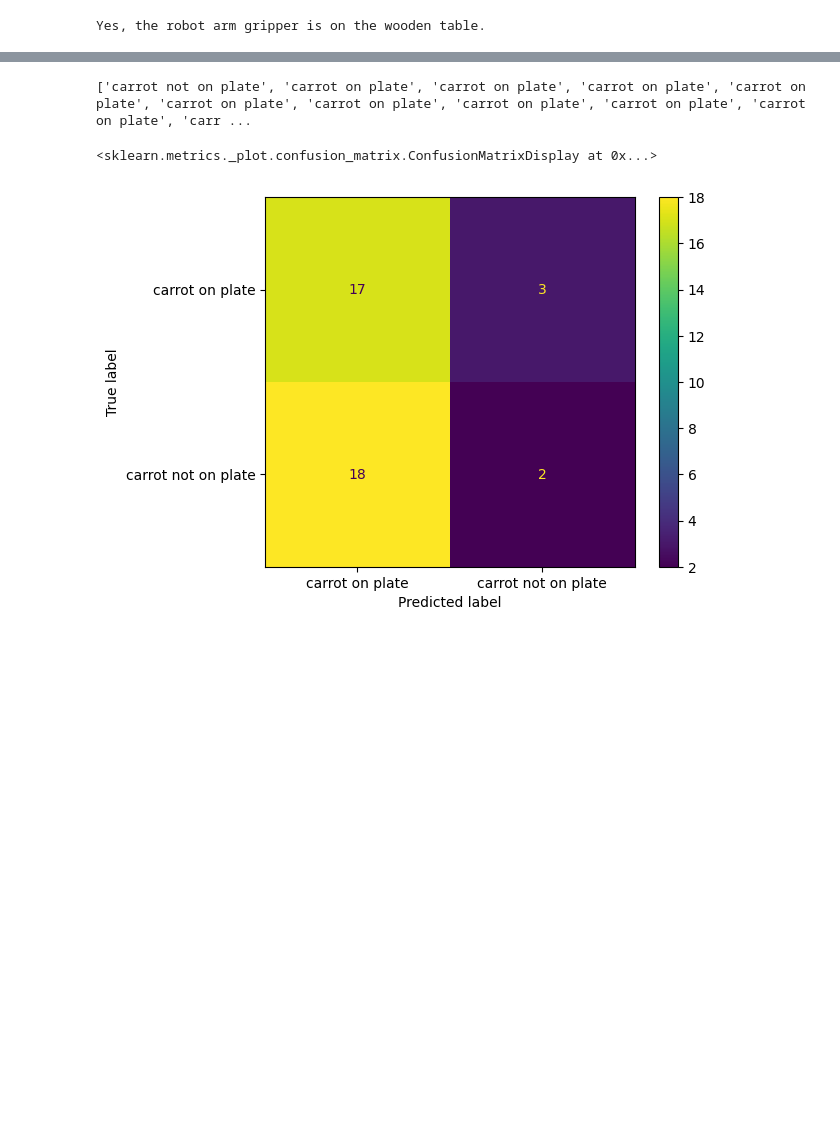
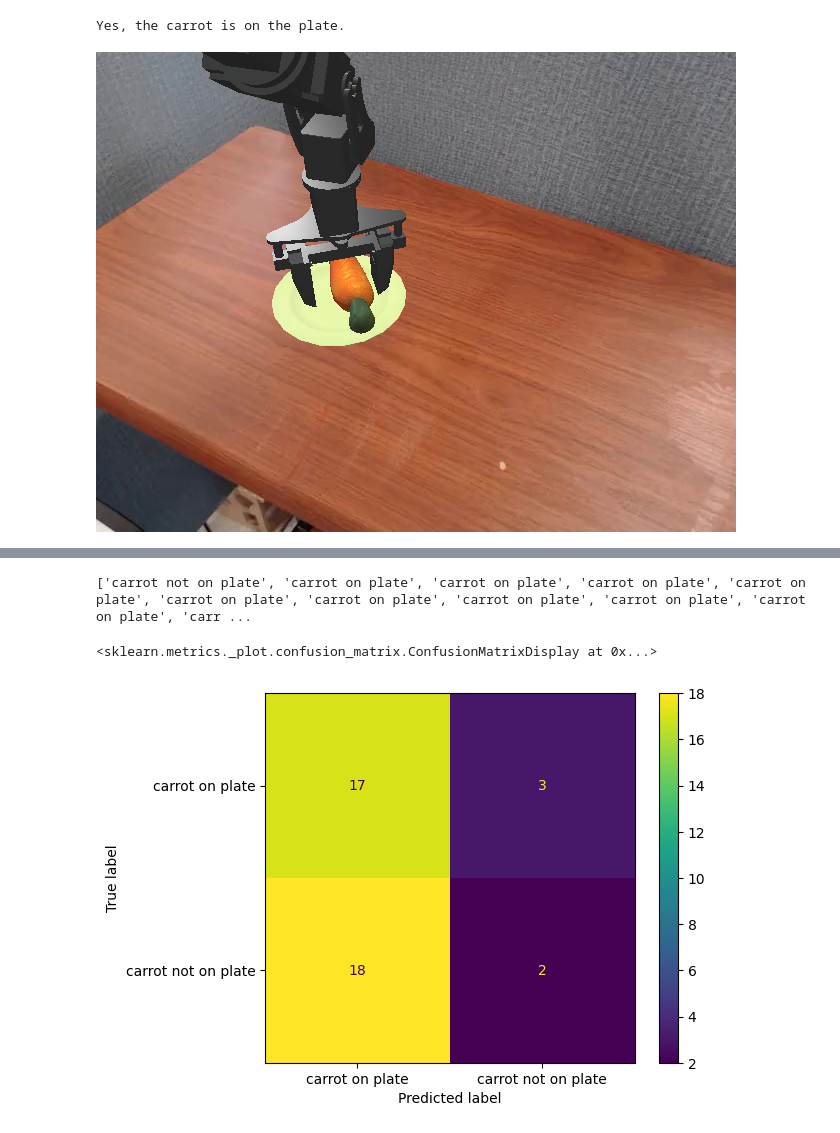
Before and after one commit to MrAnton07/VLA_MIPT, a Jupyter notebook: SmolVLA.ipynb, the cells around one changed output, grey strips where cells are left out. Cells and saved outputs as stored; diff of their text form; code cells hidden in the pictures; blank space fills up the shorter version.

```diff
--- a/SmolVLA.ipynb
+++ b/SmolVLA.ipynb
@@ -73,7 +182,6 @@ Assistant: Yes, the robot arm gripper is on the wooden table.
 # %%
-# print(generated_texts[0][generated_texts[0].rfind("Assistant")+len("Assistant: "):])
-
-response_parts = generated_texts[0].split("Assistant: ")[-1]
-print(response_parts)
+print(carrot_on_plate_files["success_proc_0_numid_14_epsid_14.npz"]["last_iter_QA"]["Is the carrot on the plate?"])
+carrot_on_plate_files["success_proc_0_numid_14_epsid_14.npz"]["last_iter"]["image"]
 # %% [output]
-Yes, the robot arm gripper is on the wooden table.
+Yes, the carrot is on the plate.
+[figure, added]
```
Also changed, not shown: parts of 56 cells of this notebook, 1 other file.
